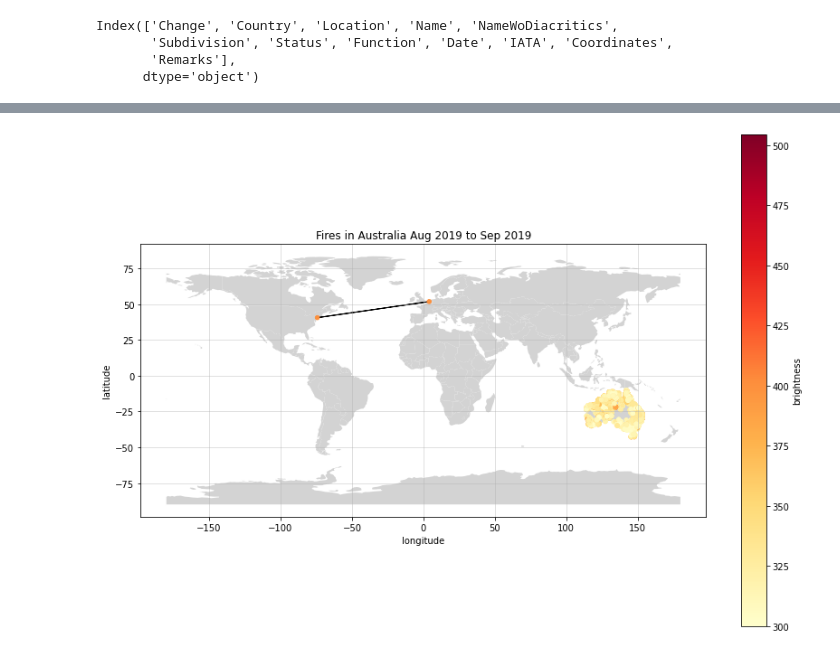
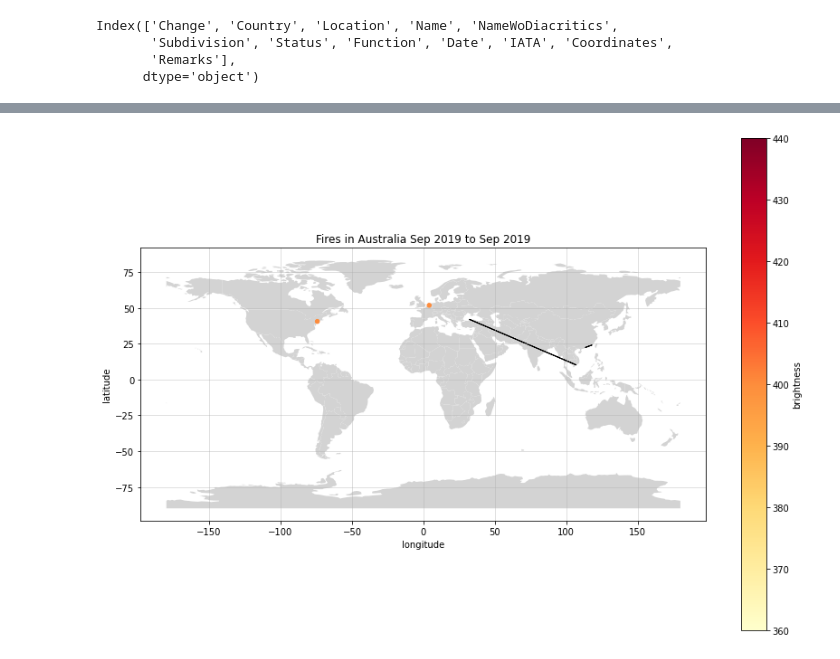
Before and after one commit to Steven-J-S/wco-hackathon-2022, a Jupyter notebook: test_DD.ipynb, the cells around one changed output, grey strips where cells are left out. Saved outputs shown, nothing was run; the diff lists cells and outputs as text; code cells hidden in the pictures.

```diff
--- a/test_DD.ipynb
+++ b/test_DD.ipynb
@@ -138,7 +114,0 @@ df = pd.read_csv("data/fire_archive_M6_96619.csv",
-# %%
-df_add1 = {'latitude': 51.9631056, 'longitude': 4.0837907, 'brightness': 400, 'acq_date': '2019-09-30'}
-df_add2 = {'latitude': 40.6971494, 'longitude': -74.2598701, 'brightness': 400, 'acq_date': '2020-09-30'}
-
-df2 = df.append(df_add1, ignore_index=True)
-df2 = df2.append(df_add2, ignore_index=True)
-df3 = df2.iloc[36011:]
@@ -144,0 +117,9 @@ df3 = df2.iloc[36011:]
+# %%
+df3 = pd.DataFrame(data={'latitude': [51.9631056, 40.6971494],
+                   'longitude': [4.0837907, -74.2598701],
+                   'brightness': [400, 400],
+                   'acq_date': ['2019-09-30', '2019-09-30']})
+
+df['acq_date'] = pd.to_datetime(df['acq_date'])
+
+df3
@@ -144,0 +158,3 @@ df3 = df2.iloc[36011:]
+# %%
+row = df_cust[df_cust.CONTAINERNUMMER == 'TCLU8710985']
+row.route_list[2]
@@ -150,23 +176,60 @@ countries = gpd.read_file(
      gpd.datasets.get_path("naturalearth_lowres"))
 countries.plot(color="lightgrey", ax=ax)
 
-for i, row in df3.iterrows():
-    if i == 36011:
+
+
+# for i, row in df3.iterrows():
+#     if i == 0:
+#         continue
+#     from_country = df3.loc[i-1]
+#     to_country = df3.loc[i]
+#     ax.arrow(from_country['longitude'], from_country['latitude'], to_country['longitude'] - from_country['longitude'], to_country['latitude'] - from_country['latitude'], head_width=0.05, head_length=0.1, fc='k', ec='k')
+
+
+
+
+for i, row in df_cust.iterrows():
+    if i < 2:
         continue
-    from_country = df3.loc[i-1]
-    to_country = df3.loc[i]
-    ax.arrow(from_country['longitude'], from_country['latitude'], to_country['longitude'] - from_country['longitude'], to_country['latitude'] - from_country['latitude'], head_width=0.05, head_length=0.1, fc='k', ec='k')
+
+    route_len = len(row.route_list)
+    for i in range(route_len-1):
+
+        port_origin = row.route_list[i]
+        port_dest = row.route_list[i+1][:5]
+        print("portfrom:", port_from)
+        print("portto:", port_to)
+
+
+        port_origin_xy = lookup_coords.query("UNLocode == @port_origin").geometry
+        port_dest_xy = lookup_coords.query("UNLocode == @port_dest").geometry
+
+        if len(port_origin_xy) == 0 or len(port_dest_xy) == 0:
+            continue
+
+        x, y = port_origin_xy.x.iloc[0], port_origin_xy.y.iloc[0]
+        dx, dy = port_dest_xy.x.iloc[0] - x, port_dest_xy.y.iloc[0] - y
+        print("\n\n###")
+        print("coords from: ", x, y)
+#         print(coord_to.x, coord_to.y)
+#         print(list((x, y)))
+
+        ax.arrow(x, y, dx, dy, fc='k', ec='k')
+
+
+    break
 
 
 # parse dates for plot's title
 first_month = df["acq_date"].min().strftime("%b %Y")
 last_month = df["acq_date"].max().strftime("%b %Y")
 # plot points
-df2.plot(x="longitude", y="latitude", kind="scatter",
+df3.plot(x="longitude", y="latitude", kind="scatter",
          c="brightness",
          colormap="YlOrRd",
         title=f"Fires in Australia {first_month} to {last_month}",
         ax=ax)
+
 # add grid
 ax.grid(visible=True, alpha=0.5)
 plt.show()
@@ -174 +254 @@ plt.show()
-[figure, old version]
+[figure, new version]
```
Also changed, not shown: parts of 18 cells of this notebook.
